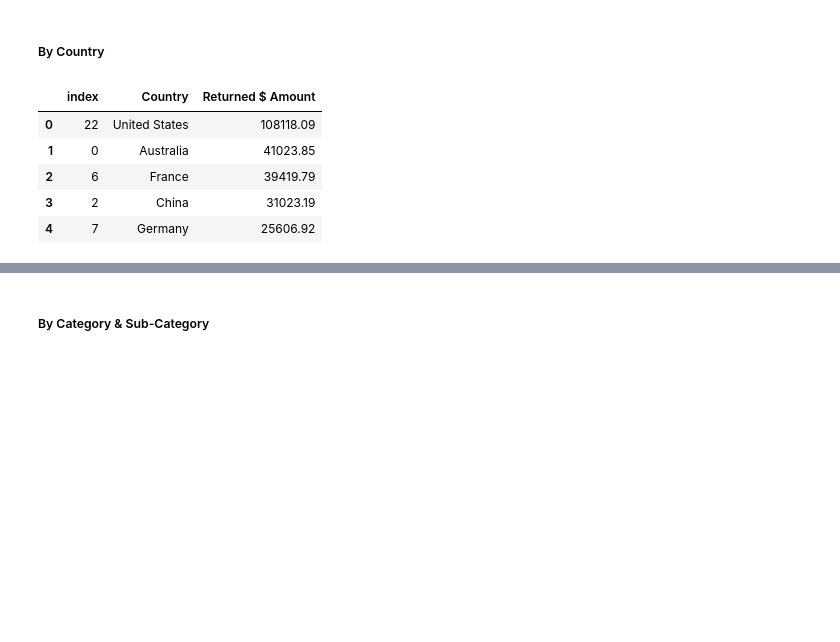
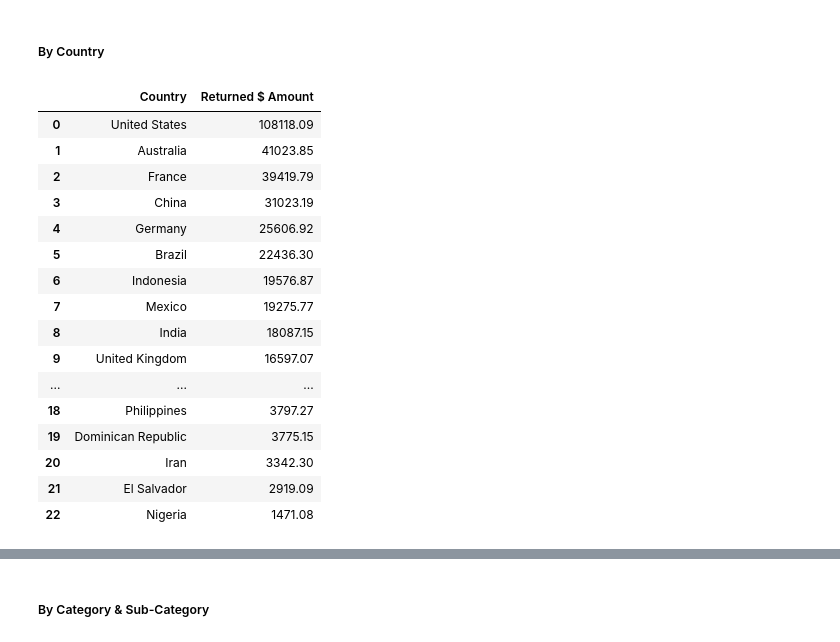
Before and after one commit to rachael-meinders/superstore, a Jupyter notebook: exploration_topcountries.ipynb, the cells around one changed output, grey strips where cells are left out. Cells and saved outputs as stored; diff of their text form; code cells hidden in the pictures; blank space fills up the shorter version.

```diff
--- a/exploration_topcountries.ipynb
+++ b/exploration_topcountries.ipynb
@@ -177,17 +220,25 @@ dtype: int64
 ##### By Country
 # %%
 # Returns total Dollars by Country
-amt_return=super_topcountries.loc[super_topcountries.Returned==1].groupby(['Country'])[['Sales']].sum().reset_index()
-amt_return.rename(columns={ 'Sales':'Returned $ Amount'}, inplace=True)
-
-amt_return.sort_values(by = 'Returned $ Amount', ascending = False ).head().reset_index()
+super_topcountries.loc[super_topcountries.Returned==1].groupby(['Country'])[['Returned $ Amount']].sum().sort_values(by = 'Returned $ Amount', ascending = False ).reset_index()
 # %% [output]
-|  | index | Country | Returned $ Amount |
-| 0 | 22 | United States | 108118.09 |
-| 1 | 0 | Australia | 41023.85 |
-| 2 | 6 | France | 39419.79 |
-| 3 | 2 | China | 31023.19 |
-| 4 | 7 | Germany | 25606.92 |
+|  | Country | Returned $ Amount |
+| 0 | United States | 108118.09 |
+| 1 | Australia | 41023.85 |
+| 2 | France | 39419.79 |
+| 3 | China | 31023.19 |
+| 4 | Germany | 25606.92 |
+| 5 | Brazil | 22436.30 |
+| 6 | Indonesia | 19576.87 |
+| 7 | Mexico | 19275.77 |
+| 8 | India | 18087.15 |
+| 9 | United Kingdom | 16597.07 |
+| ... | ... | ... |
+| 18 | Philippines | 3797.27 |
+| 19 | Dominican Republic | 3775.15 |
+| 20 | Iran | 3342.30 |
+| 21 | El Salvador | 2919.09 |
+| 22 | Nigeria | 1471.08 |
 # %%
 # Average return by Country
 super_topcountries.loc[super_topcountries.Returned==1].groupby(['Country'])['Sales'].mean()
```
Also changed, not shown: parts of 5 cells of this notebook, 4 other files.
